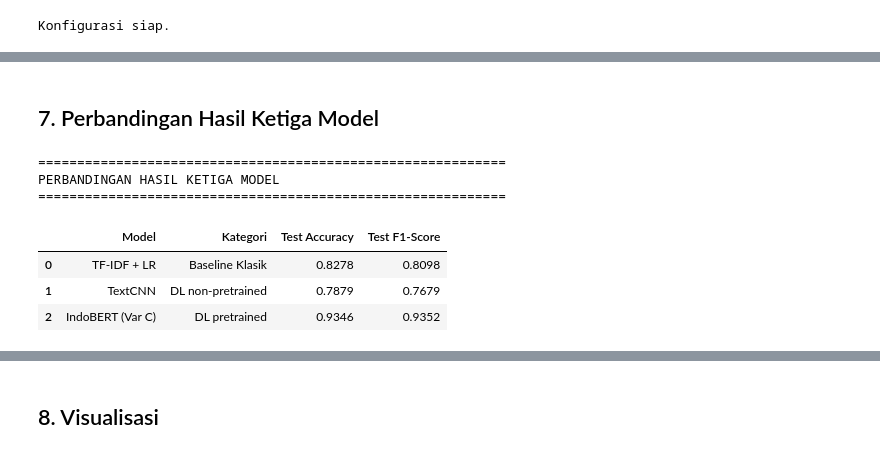
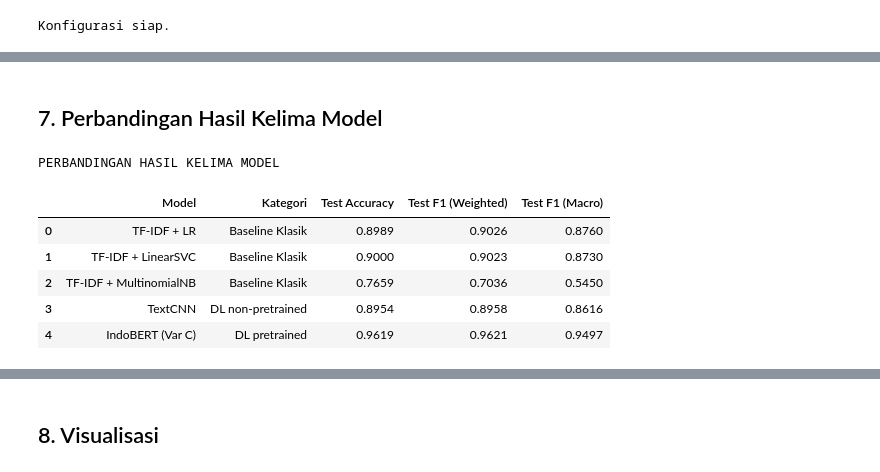
Before and after one commit to tamamfb/FP-Text-Mining, a Jupyter notebook: skenario2_model_comparison.ipynb, the cells around one changed output, grey strips where cells are left out. Cells and saved outputs as stored; diff of their text form; code cells hidden in the pictures.

```diff
--- a/skenario2_model_comparison.ipynb
+++ b/skenario2_model_comparison.ipynb
@@ -136,6 +142,10 @@ KERNEL_SIZES = [2, 3, 4]
 CNN_LR       = 1e-3
 CNN_EPOCHS   = 10
 
+TFIDF_MAX_FEATURES = 50000
+TFIDF_NGRAM_RANGE  = (1, 2)
+TFIDF_MIN_DF       = 2
+
 y_train = train_df['label'].values
 y_val   = val_df['label'].values
 y_test  = test_df['label'].values
@@ -266,8 +368,6 @@ Vocab size: 8,903
 TextCNN class siap.
 # %%
-print('=' * 60)
-print('MODEL 2: TextCNN')
-print('=' * 60)
+print('MODEL 4: TextCNN')
 
 train_cnn_ds = TextCNNDataset(train_df['text'].values, train_df['rating'].values, train_df['label'].values, vocab, CNN_MAX_LEN)
 val_cnn_ds   = TextCNNDataset(val_df['text'].values,   val_df['rating'].values,   val_df['label'].values,   vocab, CNN_MAX_LEN)
@@ -339,9 +439,10 @@ with torch.no_grad():
 
 cnn_test_acc = accuracy_score(cnn_test_labels, cnn_test_preds)
 cnn_test_f1  = f1_score(cnn_test_labels, cnn_test_preds, average='weighted')
+cnn_test_f1m = f1_score(cnn_test_labels, cnn_test_preds, average='macro')
 
 print(f'\n--- Test Results (TextCNN) ---')
-print(f'Test Acc: {cnn_test_acc:.4f} | F1: {cnn_test_f1:.4f}')
+print(f'Test Acc: {cnn_test_acc:.4f} | F1 (weighted): {cnn_test_f1:.4f} | F1 (macro): {cnn_test_f1m:.4f}')
 print('\nClassification Report (Test):')
 print(classification_report(cnn_test_labels, cnn_test_preds, target_names=['Konsisten', 'Inkonsisten']))
 # %% [output]
@@ -429,7 +529,5 @@ Dataset dan Model Variant C siap.
 # %%
-print('=' * 60)
-print('MODEL 3: IndoBERT VARIANT C')
-print('=' * 60)
+print('MODEL 5: IndoBERT VARIANT C')
 
 train_bert_ds = DatasetVariantC(train_df['text'].values, train_df['rating'].values, train_df['label'].values, tokenizer, MAX_LEN)
 val_bert_ds   = DatasetVariantC(val_df['text'].values,   val_df['rating'].values,   val_df['label'].values,   tokenizer, MAX_LEN)
@@ -505,9 +603,10 @@ with torch.no_grad():
 
 bert_test_acc = accuracy_score(bert_test_labels, bert_test_preds)
 bert_test_f1  = f1_score(bert_test_labels, bert_test_preds, average='weighted')
+bert_test_f1m = f1_score(bert_test_labels, bert_test_preds, average='macro')
 
 print(f'\n--- Test Results (IndoBERT Variant C) ---')
-print(f'Test Acc: {bert_test_acc:.4f} | F1: {bert_test_f1:.4f}')
+print(f'Test Acc: {bert_test_acc:.4f} | F1 (weighted): {bert_test_f1:.4f} | F1 (macro): {bert_test_f1m:.4f}')
 print('\nClassification Report (Test):')
 print(classification_report(bert_test_labels, bert_test_preds, target_names=['Konsisten', 'Inkonsisten']))
 # %% [output]
@@ -551,34 +647,39 @@ weighted avg       0.94      0.93      0.94       627
 # %% [markdown]
-## 7. Perbandingan Hasil Ketiga Model
+## 7. Perbandingan Hasil Kelima Model
 # %%
-print('=' * 60)
-print('PERBANDINGAN HASIL KETIGA MODEL')
-print('=' * 60)
+print('PERBANDINGAN HASIL KELIMA MODEL')
 
 comparison = pd.DataFrame({
-    'Model':         ['TF-IDF + LR', 'TextCNN', 'IndoBERT (Var C)'],
-    'Kategori':      ['Baseline Klasik', 'DL non-pretrained', 'DL pretrained'],
-    'Test Accuracy': [lr_test_acc, cnn_test_acc, bert_test_acc],
-    'Test F1-Score': [lr_test_f1,  cnn_test_f1,  bert_test_f1],
+    'Model':              ['TF-IDF + LR', 'TF-IDF + LinearSVC', 'TF-IDF + MultinomialNB', 'TextCNN', 'IndoBERT (Var C)'],
+    'Kategori':           ['Baseline Klasik', 'Baseline Klasik', 'Baseline Klasik', 'DL non-pretrained', 'DL pretrained'],
+    'Test Accuracy':      [lr_test_acc,  svc_test_acc,  nb_test_acc,  cnn_test_acc,  bert_test_acc],
+    'Test F1 (Weighted)': [lr_test_f1,   svc_test_f1,   nb_test_f1,   cnn_test_f1,   bert_test_f1],
+    'Test F1 (Macro)':    [lr_test_f1m,  svc_test_f1m,  nb_test_f1m,  cnn_test_f1m,  bert_test_f1m],
 })
-comparison['Test Accuracy'] = comparison['Test Accuracy'].round(4)
-comparison['Test F1-Score'] = comparison['Test F1-Score'].round(4)
+for col in ['Test Accuracy', 'Test F1 (Weighted)', 'Test F1 (Macro)']:
+    comparison[col] = comparison[col].round(4)
 display(comparison)
 
-best_row = comparison.loc[comparison['Test F1-Score'].idxmax()]
-print(f'\nModel terbaik : {best_row["Model"]}')
-print(f'  Accuracy    : {best_row["Test Accuracy"]:.4f}')
-print(f'  F1-Score    : {best_row["Test F1-Score"]:.4f}')
+best_row = comparison.loc[comparison['Test F1 (Weighted)'].idxmax()]
+print(f'\nModel terbaik         : {best_row["Model"]}')
+print(f'  Accuracy            : {best_row["Test Accuracy"]:.4f}')
+print(f'  F1-Score (Weighted) : {best_row["Test F1 (Weighted)"]:.4f}')
+print(f'  F1-Score (Macro)    : {best_row["Test F1 (Macro)"]:.4f}')
 
-gap_bert_cnn = bert_test_f1 - cnn_test_f1
-gap_cnn_lr   = cnn_test_f1  - lr_test_f1
-print(f'\nGap F1 (IndoBERT vs TextCNN) : {gap_bert_cnn:+.4f}')
-print(f'Gap F1 (TextCNN vs TF-IDF+LR): {gap_cnn_lr:+.4f}')
+best_klasik_f1 = comparison.loc[comparison['Kategori'] == 'Baseline Klasik', 'Test F1 (Weighted)'].max()
+best_klasik_row = comparison.loc[comparison['Kategori'] == 'Baseline Klasik'].sort_values('Test F1 (Weighted)', ascending=False).iloc[0]
+
+gap_bert_cnn   = bert_test_f1 - cnn_test_f1
+gap_cnn_klasik = cnn_test_f1 - best_klasik_f1
+
+print(f'\nBaseline klasik terbaik              : {best_klasik_row["Model"]} (F1: {best_klasik_f1:.4f})')
+print(f'Gap F1 (IndoBERT vs TextCNN)         : {gap_bert_cnn:+.4f}')
+print(f'Gap F1 (TextCNN vs Baseline Klasik)  : {gap_cnn_klasik:+.4f}')
 # %% [output]
-============================================================
-PERBANDINGAN HASIL KETIGA MODEL
-============================================================
+PERBANDINGAN HASIL KELIMA MODEL
-|  | Model | Kategori | Test Accuracy | Test F1-Score |
-| 0 | TF-IDF + LR | Baseline Klasik | 0.8278 | 0.8098 |
-| 1 | TextCNN | DL non-pretrained | 0.7879 | 0.7679 |
-| 2 | IndoBERT (Var C) | DL pretrained | 0.9346 | 0.9352 |
+|  | Model | Kategori | Test Accuracy | Test F1 (Weighted) | Test F1 (Macro) |
+| 0 | TF-IDF + LR | Baseline Klasik | 0.8989 | 0.9026 | 0.8760 |
+| 1 | TF-IDF + LinearSVC | Baseline Klasik | 0.9000 | 0.9023 | 0.8730 |
+| 2 | TF-IDF + MultinomialNB | Baseline Klasik | 0.7659 | 0.7036 | 0.5450 |
+| 3 | TextCNN | DL non-pretrained | 0.8954 | 0.8958 | 0.8616 |
+| 4 | IndoBERT (Var C) | DL pretrained | 0.9619 | 0.9621 | 0.9497 |
```
Also changed, not shown: parts of 23 cells of this notebook.
